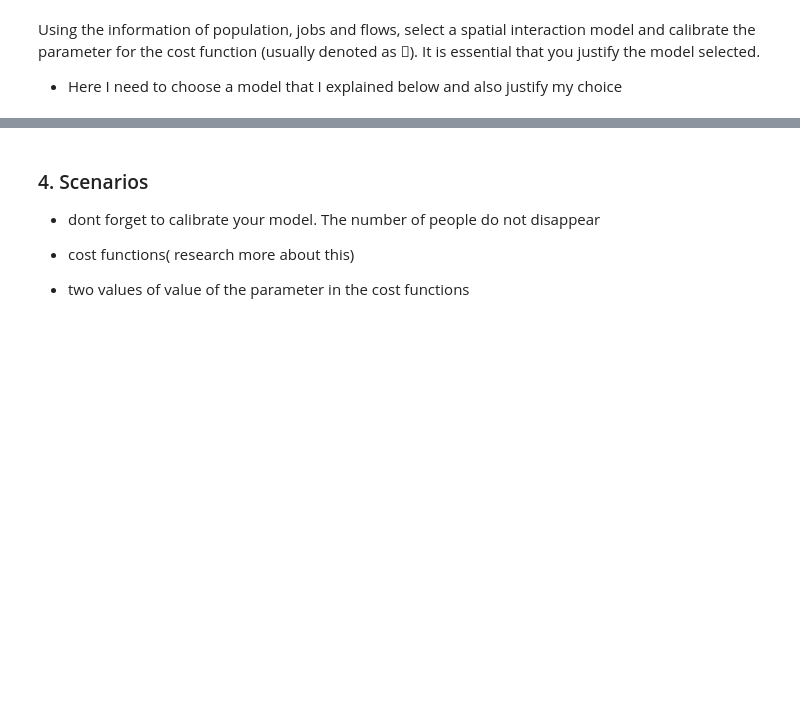
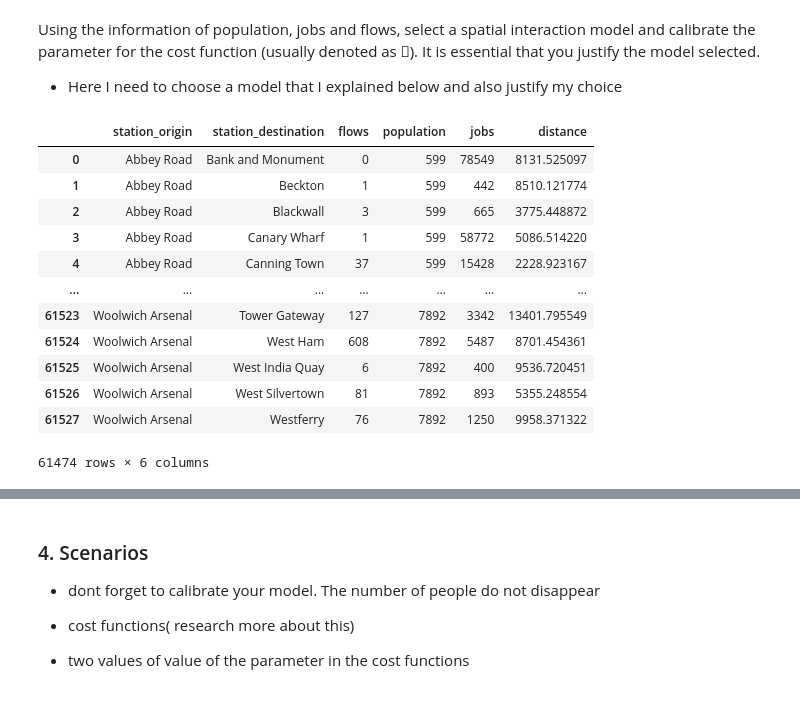
Before and after one commit to brfelipealmeida/LondonTubeNetwork, a Jupyter notebook: Code.ipynb, the cells around one changed output, grey strips where cells are left out. Saved outputs shown, nothing was run; the diff lists cells and outputs as text; code cells hidden in the pictures; blank space fills up the shorter version.

```diff
--- a/Code.ipynb
+++ b/Code.ipynb
@@ -2023,3 +2324,19 @@ T_{ij} = A_i B_j O_i D_j d_{ij}^{-\beta}
 Using the information of population, jobs and flows, select a spatial interaction model and calibrate the parameter for the cost function (usually denoted as ). It is essential that you justify the model selected.
 
 - Here I need to choose a model that I explained below and also justify my choice
+# %%
+london_OD_AMpeak
+# %% [output]
+|  | station_origin | station_destination | flows | population | jobs | distance |
+| 0 | Abbey Road | Bank and Monument | 0 | 599 | 78549 | 8131.525097 |
+| 1 | Abbey Road | Beckton | 1 | 599 | 442 | 8510.121774 |
+| 2 | Abbey Road | Blackwall | 3 | 599 | 665 | 3775.448872 |
+| 3 | Abbey Road | Canary Wharf | 1 | 599 | 58772 | 5086.514220 |
+| 4 | Abbey Road | Canning Town | 37 | 599 | 15428 | 2228.923167 |
+| ... | ... | ... | ... | ... | ... | ... |
+| 61523 | Woolwich Arsenal | Tower Gateway | 127 | 7892 | 3342 | 13401.795549 |
+| 61524 | Woolwich Arsenal | West Ham | 608 | 7892 | 5487 | 8701.454361 |
+| 61525 | Woolwich Arsenal | West India Quay | 6 | 7892 | 400 | 9536.720451 |
+| 61526 | Woolwich Arsenal | West Silvertown | 81 | 7892 | 893 | 5355.248554 |
+| 61527 | Woolwich Arsenal | Westferry | 76 | 7892 | 1250 | 9958.371322 |
+61474 rows × 6 columns
```
Also changed, not shown: parts of 14 cells of this notebook.
